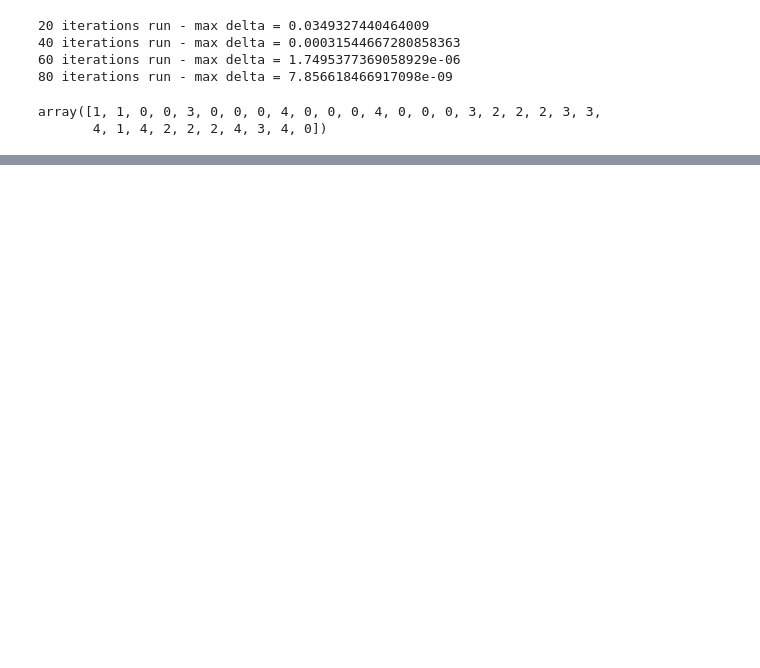
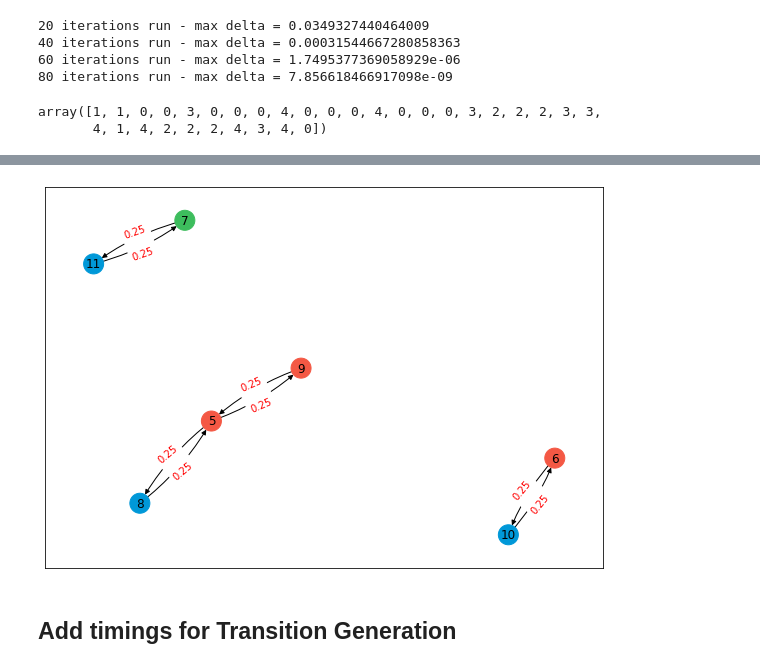
Before and after one commit to gpestre/CS182-final-project, a Jupyter notebook: notebooks/mdp_example.ipynb, the cells around one changed output, grey strips where cells are left out. Saved outputs shown, nothing was run; the diff lists cells and outputs as text; code cells hidden in the pictures; blank space fills up the shorter version.

```diff
--- a/notebooks/mdp_example.ipynb
+++ b/notebooks/mdp_example.ipynb
@@ -208,0 +117,11 @@ env.action_space
+# %%
+test_state = 100
+
+action_nodes = np.zeros(len(env.agent_ids), dtype=int)
+action_nodes[optimal_policy[test_state]] = 1
+
+env.plot_network_graph(influenced = env.state_space[test_state], action_nodes=action_nodes, figsize=(10,7))
+# %% [output]
+[figure, added]
+# %% [markdown]
+## Add timings for Transition Generation
```
Also changed, not shown: parts of 14 cells of this notebook, 1 other file.
